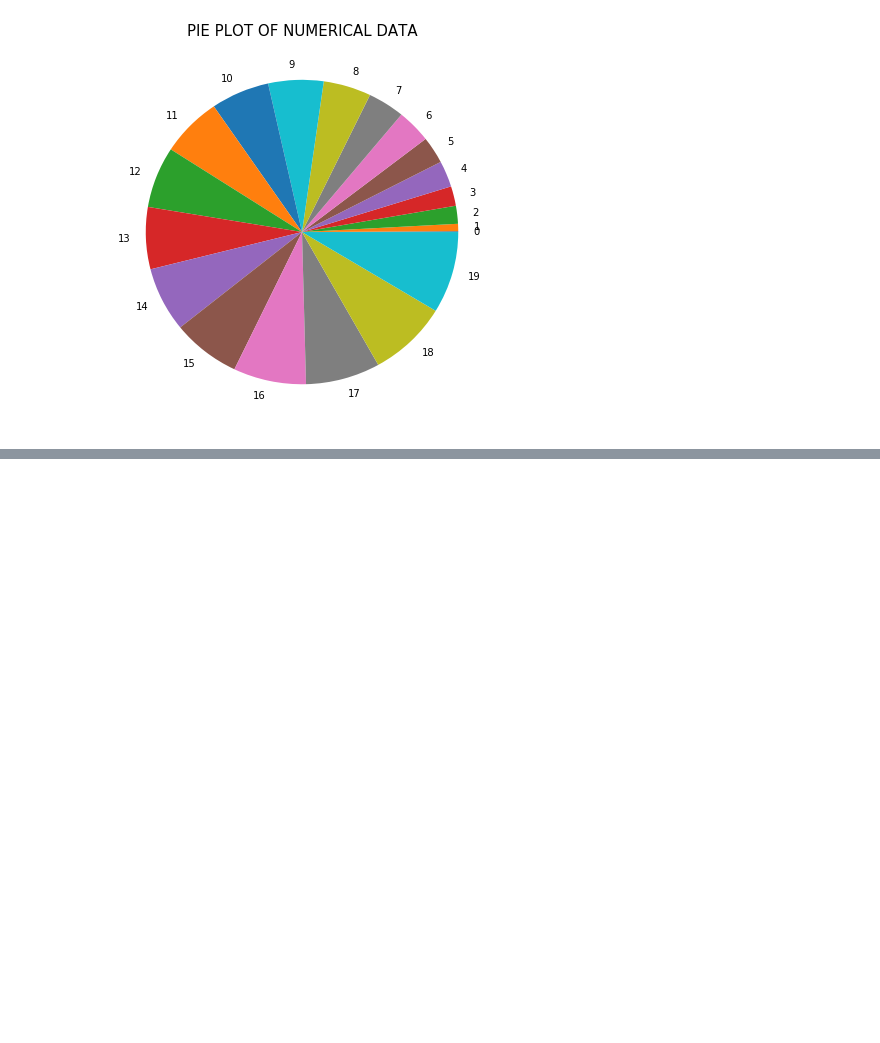
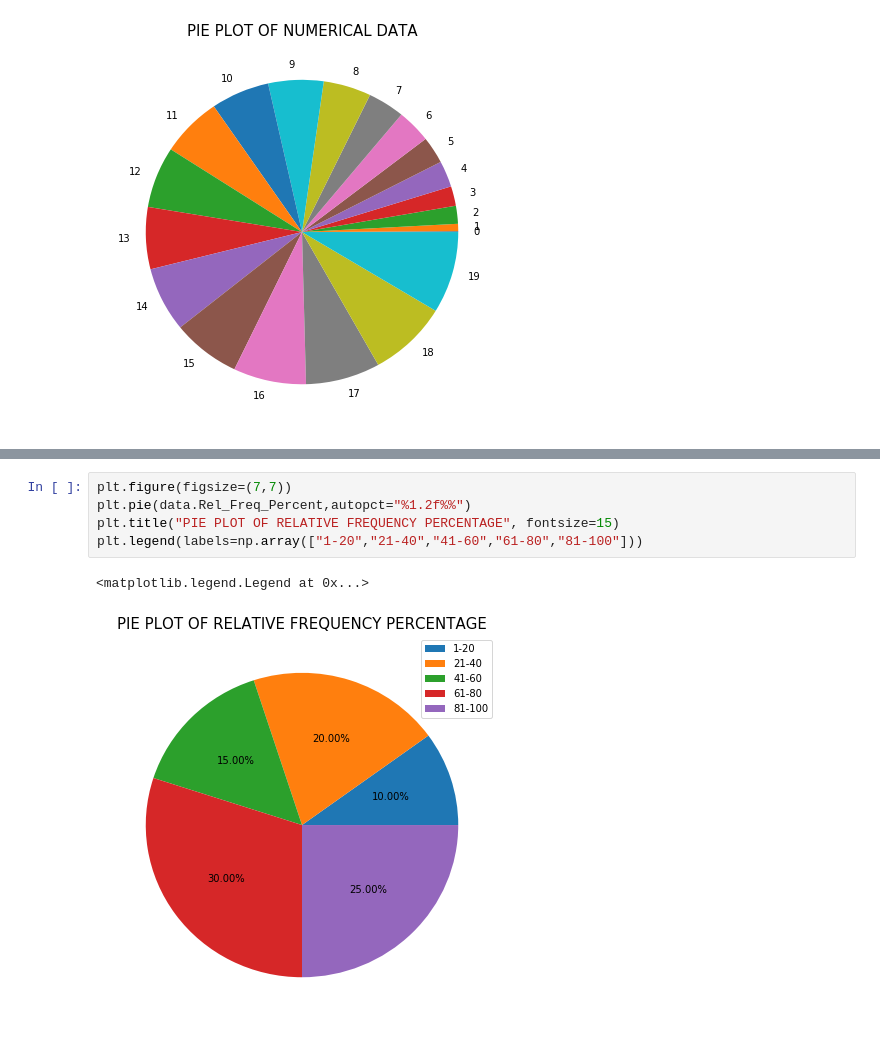
Before and after one commit to Salmankh3/Saylani_DS, a Jupyter notebook: Assignments/Assignment04/Numerical-01.ipynb, the cells around one changed output, grey strips where cells are left out. Cells and saved outputs as stored; diff of their text form; blank space fills up the shorter version.

```diff
--- a/Assignments/Assignment04/Numerical-01.ipynb
+++ b/Assignments/Assignment04/Numerical-01.ipynb
@@ -67,0 +123,8 @@ plt.show()
+# %%
+plt.figure(figsize=(7,7))
+plt.pie(data.Rel_Freq_Percent,autopct="%1.2f%%")
+plt.title("PIE PLOT OF RELATIVE FREQUENCY PERCENTAGE", fontsize=15)
+plt.legend(labels=np.array(["1-20","21-40","41-60","61-80","81-100"]))
+# %% [output]
+<matplotlib.legend.Legend at 0x...>
+[figure, added]
```
Also changed, not shown: parts of 7 cells of this notebook.
